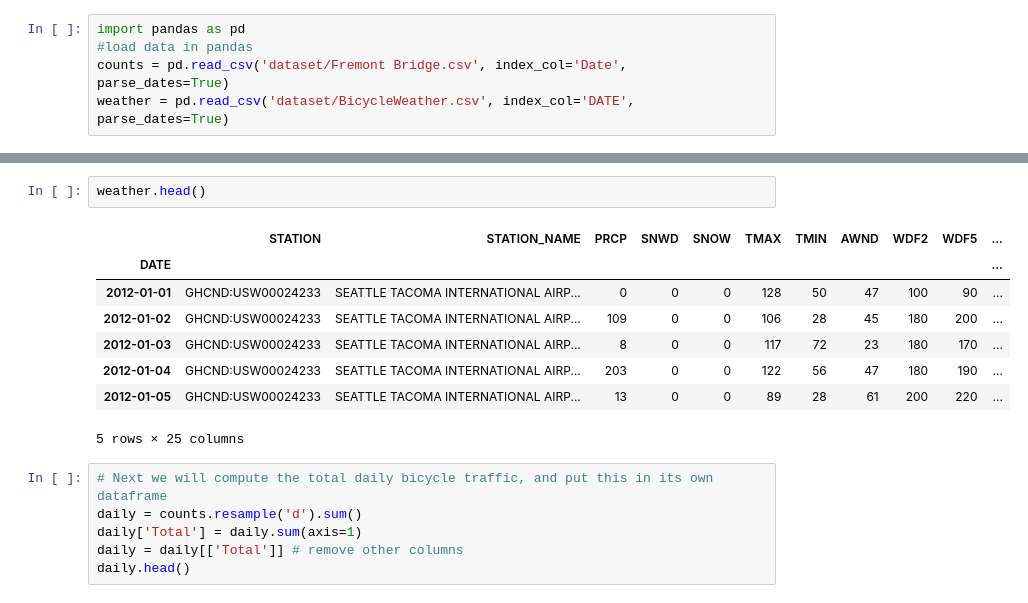
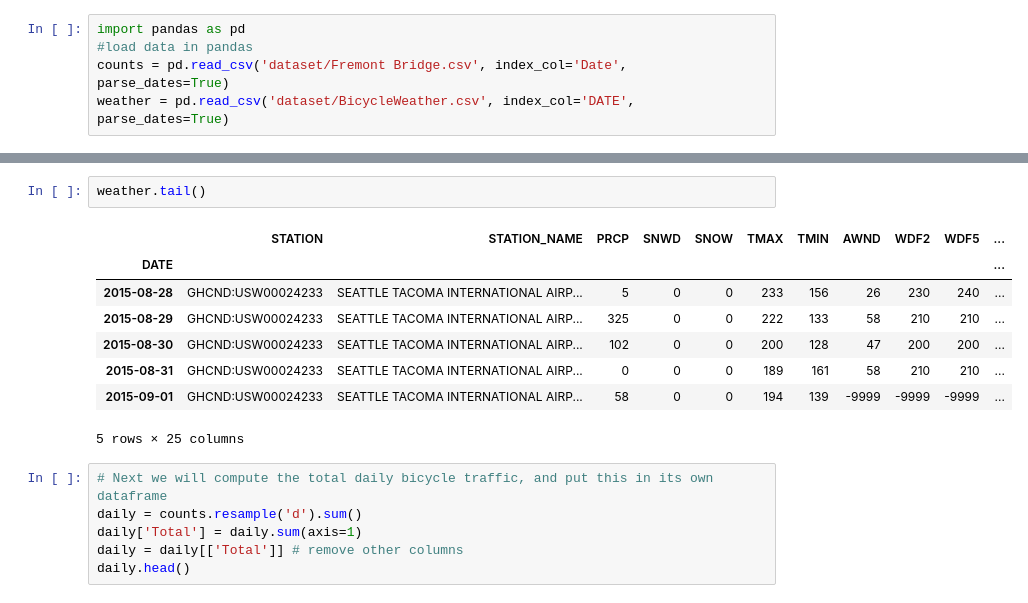
Before and after one commit to shengkai0422/PROJECTS, a Jupyter notebook: MACHINE LEARNING/linear regression/using_sckit_learn_package.ipynb, the cells around one changed output, grey strips where cells are left out. Cells and saved outputs as stored; diff of their text form.

```diff
--- a/MACHINE LEARNING/linear regression/using_sckit_learn_package.ipynb
+++ b/MACHINE LEARNING/linear regression/using_sckit_learn_package.ipynb
@@ -287,13 +316,13 @@ counts.head()
 # %%
-weather.head()
+weather.tail()
 # %% [output]
 |  | STATION | STATION_NAME | PRCP | SNWD | SNOW | TMAX | TMIN | AWND | WDF2 | WDF5 | ... |
 | DATE |  |  |  |  |  |  |  |  |  |  | ... |
-| 2012-01-01 | GHCND:USW00024233 | SEATTLE TACOMA INTERNATIONAL AIRP... | 0 | 0 | 0 | 128 | 50 | 47 | 100 | 90 | ... |
-| 2012-01-02 | GHCND:USW00024233 | SEATTLE TACOMA INTERNATIONAL AIRP... | 109 | 0 | 0 | 106 | 28 | 45 | 180 | 200 | ... |
-| 2012-01-03 | GHCND:USW00024233 | SEATTLE TACOMA INTERNATIONAL AIRP... | 8 | 0 | 0 | 117 | 72 | 23 | 180 | 170 | ... |
-| 2012-01-04 | GHCND:USW00024233 | SEATTLE TACOMA INTERNATIONAL AIRP... | 203 | 0 | 0 | 122 | 56 | 47 | 180 | 190 | ... |
-| 2012-01-05 | GHCND:USW00024233 | SEATTLE TACOMA INTERNATIONAL AIRP... | 13 | 0 | 0 | 89 | 28 | 61 | 200 | 220 | ... |
+| 2015-08-28 | GHCND:USW00024233 | SEATTLE TACOMA INTERNATIONAL AIRP... | 5 | 0 | 0 | 233 | 156 | 26 | 230 | 240 | ... |
+| 2015-08-29 | GHCND:USW00024233 | SEATTLE TACOMA INTERNATIONAL AIRP... | 325 | 0 | 0 | 222 | 133 | 58 | 210 | 210 | ... |
+| 2015-08-30 | GHCND:USW00024233 | SEATTLE TACOMA INTERNATIONAL AIRP... | 102 | 0 | 0 | 200 | 128 | 47 | 200 | 200 | ... |
+| 2015-08-31 | GHCND:USW00024233 | SEATTLE TACOMA INTERNATIONAL AIRP... | 0 | 0 | 0 | 189 | 161 | 58 | 210 | 210 | ... |
+| 2015-09-01 | GHCND:USW00024233 | SEATTLE TACOMA INTERNATIONAL AIRP... | 58 | 0 | 0 | 194 | 139 | -9999 | -9999 | -9999 | ... |
 5 rows × 25 columns
 # %%
 # Next we will compute the total daily bicycle traffic, and put this in its own dataframe
```
Also changed, not shown: parts of 6 cells of this notebook, 21 other files.
